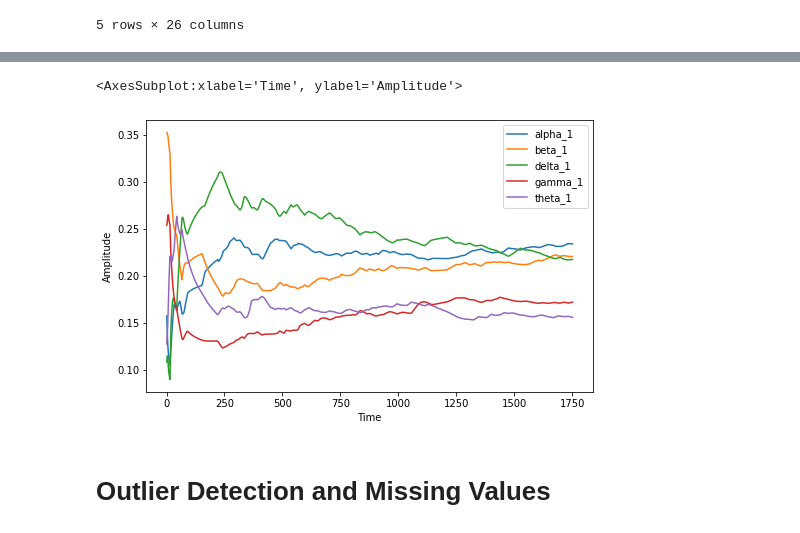
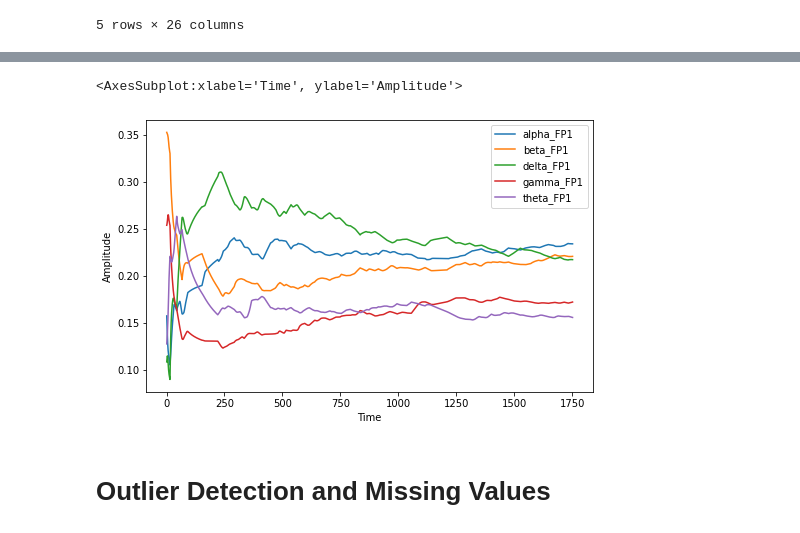
Before and after one commit to asheeshcric/VA, a Jupyter notebook: notebooks/EEG_Feature_Extraction.ipynb, the cells around one changed output, grey strips where cells are left out. Cells and saved outputs as stored; diff of their text form; code cells hidden in the pictures.

Commit message:
Rename legend in the plot with FP1

```diff
--- a/notebooks/EEG_Feature_Extraction.ipynb
+++ b/notebooks/EEG_Feature_Extraction.ipynb
@@ -116,9 +116,9 @@ X.head()
 | 3 | 4 | 0.113424 | 0.286832 | 0.147224 | 0.332685 | 0.348622 | 0.083342 | 0.052972 | 0.176787 | 0.117548 | ... | ... |
 | 4 | 5 | 0.102598 | 0.274472 | 0.124088 | 0.322223 | 0.347024 | 0.083103 | 0.043893 | 0.192003 | 0.109307 | ... | ... |
 5 rows × 26 columns
-# %%
-band_name = "theta"
-#X.plot(x="timestep", y=[f"{band_name}_1", f"{band_name}_2", f"{band_name}_3", f"{band_name}_4"], figsize=(30, 10))
-plot_bands = [f"alpha_1", f"beta_1", f"delta_1", f"gamma_1", f"theta_1"]
-for band in plot_bands:
-    X[band] = X[band].ewm(span=3600).mean()
+# %%
+plot_bands = ["timestep", f"alpha_1", f"beta_1", f"delta_1", f"gamma_1", f"theta_1"]
+plot_df = X[plot_bands]
+new_names = [n.split("_")[0]+"_FP1" for n in plot_bands if n != "timestep"]
+plot_df = plot_df.rename(dict(zip(plot_bands[1:], new_names)), axis=1)
+plot_df.head()
@@ -125,8 +132,11 @@ for band in plot_bands:
+# %%
+for band in new_names:
+    plot_df[band] = plot_df[band].ewm(span=3600).mean()
 # %%
-X.plot(x="timestep", y=plot_bands, figsize=(8, 5), xlabel="Time", ylabel="Amplitude")
+plot_df.plot(x="timestep", y=new_names, figsize=(8, 5), xlabel="Time", ylabel="Amplitude")
 # %% [output]
 <AxesSubplot:xlabel='Time', ylabel='Amplitude'>
-[figure, old version]
+[figure, new version]
 # %% [markdown]
 # Outlier Detection and Missing Values
 # %% [markdown]
```
Also changed, not shown: parts of 1 cell of this notebook.
